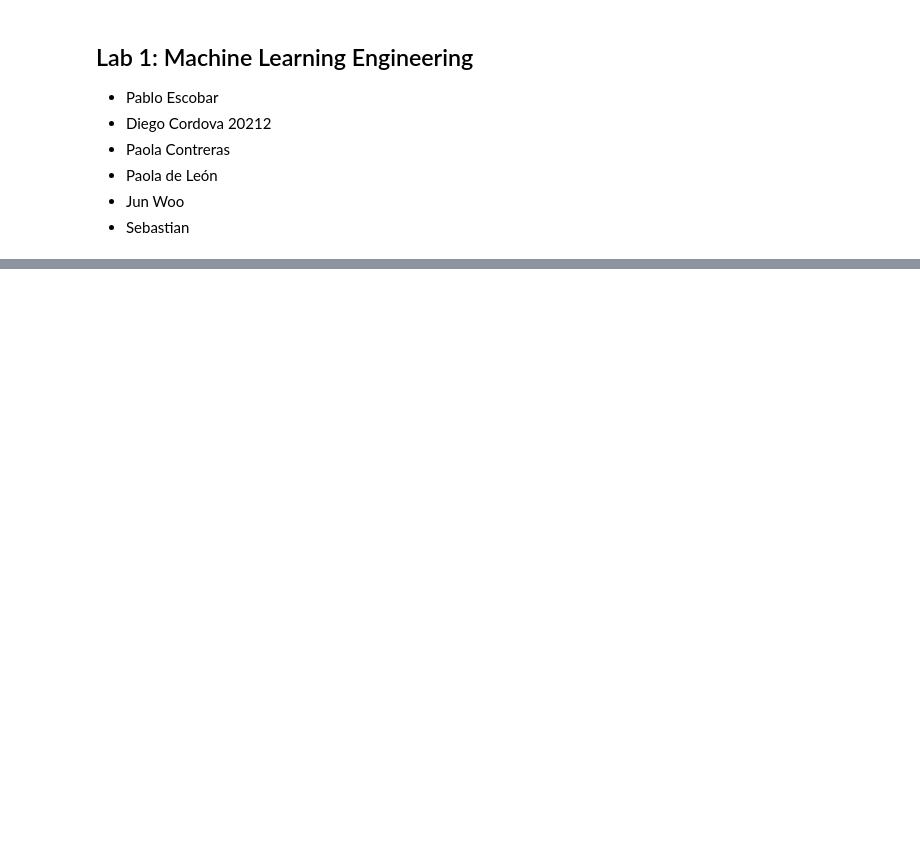
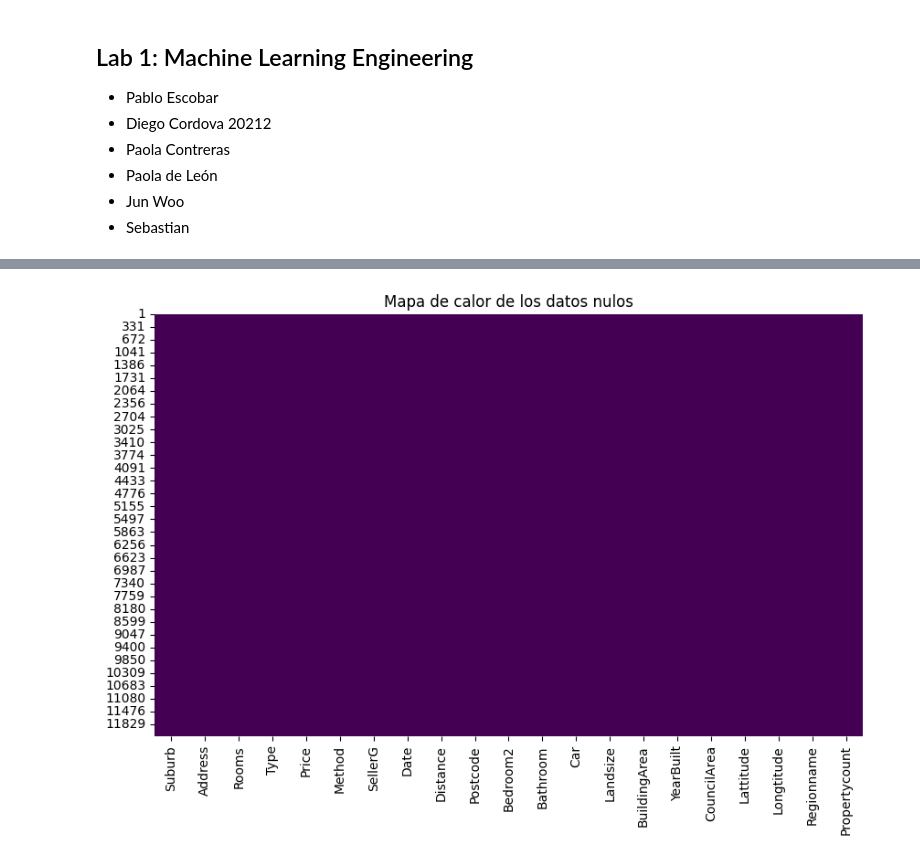
Before and after one commit to Diego-CB/Lab1-MLE, a Jupyter notebook: main.ipynb, the cells around one changed output, grey strips where cells are left out. Drawn from its saved outputs; the diff is of its cells as text; code cells hidden in the pictures; blank space fills up the shorter version.

```diff
--- a/main.ipynb
+++ b/main.ipynb
@@ -28,0 +48,9 @@ melbourne_data.describe()
+# %%
+melbourne_data = melbourne_data.dropna(axis=0)
+# %%
+plt.figure(figsize=(10, 6))  # Ajusta el tamaño de la figura
+sns.heatmap(melbourne_data.isnull(), cmap='viridis', cbar=False)
+plt.title('Mapa de calor de los datos nulos')
+plt.show()
+# %% [output]
+[figure, added]
```
Also changed, not shown: parts of 10 cells of this notebook.
